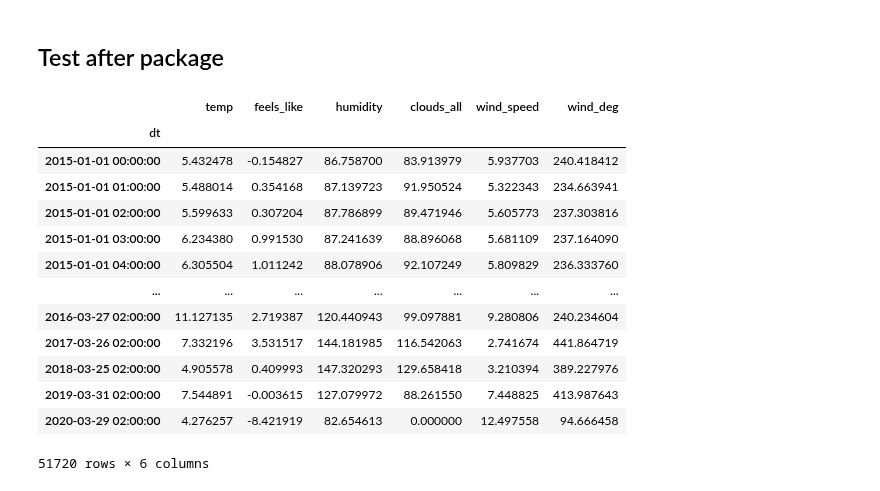
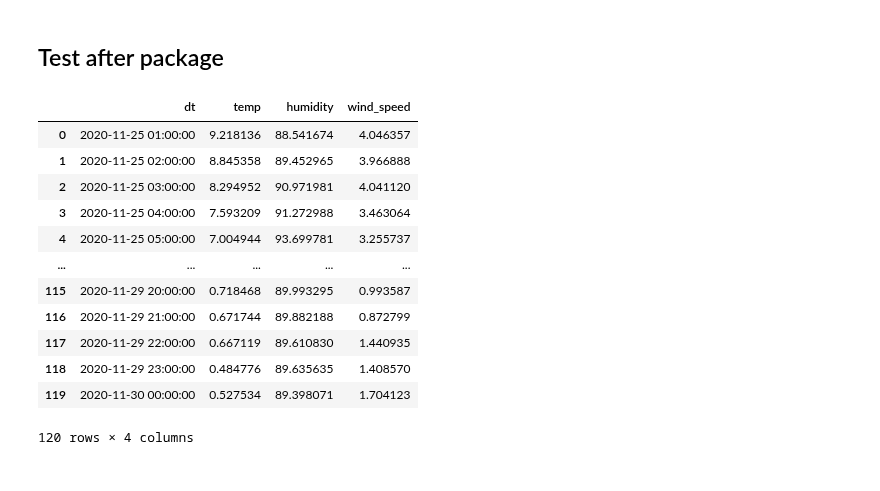
Before and after one commit to Guli-Y/ElectricityPricePredictor, a Jupyter notebook: notebooks/weather_preprocess_chike.ipynb, the cells around one changed output. Drawn from its saved outputs; the diff is of its cells as text; code cells hidden in the pictures.

```diff
--- a/notebooks/weather_preprocess_chike.ipynb
+++ b/notebooks/weather_preprocess_chike.ipynb
@@ -69,20 +69,3 @@ df.head()
 ## Test after package
 # %%
 from electricity_price_predictor.data import get_weather
-# %%
-get_weather()
-# %% [output]
-|  | temp | feels_like | humidity | clouds_all | wind_speed | wind_deg |
-| dt |  |  |  |  |  |  |
-| 2015-01-01 00:00:00 | 5.432478 | -0.154827 | 86.758700 | 83.913979 | 5.937703 | 240.418412 |
-| 2015-01-01 01:00:00 | 5.488014 | 0.354168 | 87.139723 | 91.950524 | 5.322343 | 234.663941 |
-| 2015-01-01 02:00:00 | 5.599633 | 0.307204 | 87.786899 | 89.471946 | 5.605773 | 237.303816 |
-| 2015-01-01 03:00:00 | 6.234380 | 0.991530 | 87.241639 | 88.896068 | 5.681109 | 237.164090 |
-| 2015-01-01 04:00:00 | 6.305504 | 1.011242 | 88.078906 | 92.107249 | 5.809829 | 236.333760 |
-| ... | ... | ... | ... | ... | ... | ... |
-| 2016-03-27 02:00:00 | 11.127135 | 2.719387 | 120.440943 | 99.097881 | 9.280806 | 240.234604 |
-| 2017-03-26 02:00:00 | 7.332196 | 3.531517 | 144.181985 | 116.542063 | 2.741674 | 441.864719 |
-| 2018-03-25 02:00:00 | 4.905578 | 0.409993 | 147.320293 | 129.658418 | 3.210394 | 389.227976 |
-| 2019-03-31 02:00:00 | 7.544891 | -0.003615 | 127.079972 | 88.261550 | 7.448825 | 413.987643 |
-| 2020-03-29 02:00:00 | 4.276257 | -8.421919 | 82.654613 | 0.000000 | 12.497558 | 94.666458 |
-51720 rows × 6 columns
@@ -88,0 +74,16 @@ get_weather()
+# %%
+df_past
+# %% [output]
+|  | dt | temp | humidity | wind_speed |
+| 0 | 2020-11-25 01:00:00 | 9.218136 | 88.541674 | 4.046357 |
+| 1 | 2020-11-25 02:00:00 | 8.845358 | 89.452965 | 3.966888 |
+| 2 | 2020-11-25 03:00:00 | 8.294952 | 90.971981 | 4.041120 |
+| 3 | 2020-11-25 04:00:00 | 7.593209 | 91.272988 | 3.463064 |
+| 4 | 2020-11-25 05:00:00 | 7.004944 | 93.699781 | 3.255737 |
+| ... | ... | ... | ... | ... |
+| 115 | 2020-11-29 20:00:00 | 0.718468 | 89.993295 | 0.993587 |
+| 116 | 2020-11-29 21:00:00 | 0.671744 | 89.882188 | 0.872799 |
+| 117 | 2020-11-29 22:00:00 | 0.667119 | 89.610830 | 1.440935 |
+| 118 | 2020-11-29 23:00:00 | 0.484776 | 89.635635 | 1.408570 |
+| 119 | 2020-11-30 00:00:00 | 0.527534 | 89.398071 | 1.704123 |
+120 rows × 4 columns
```
Also changed, not shown: parts of 11 cells of this notebook, 2 other files.
